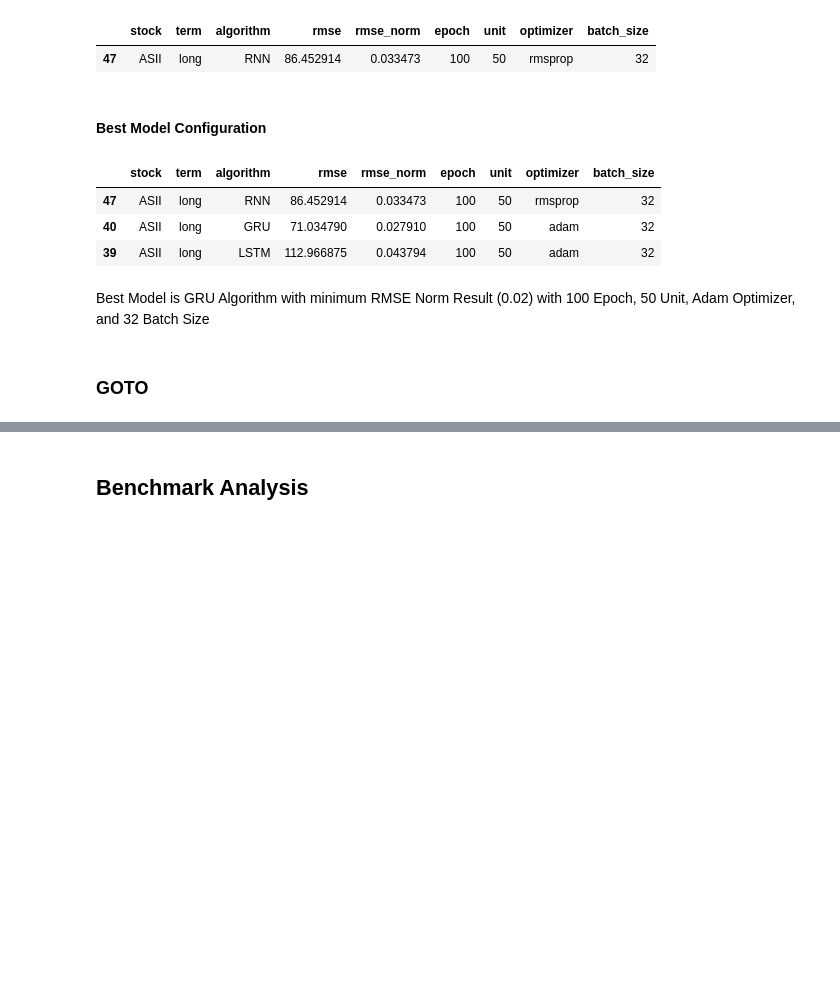
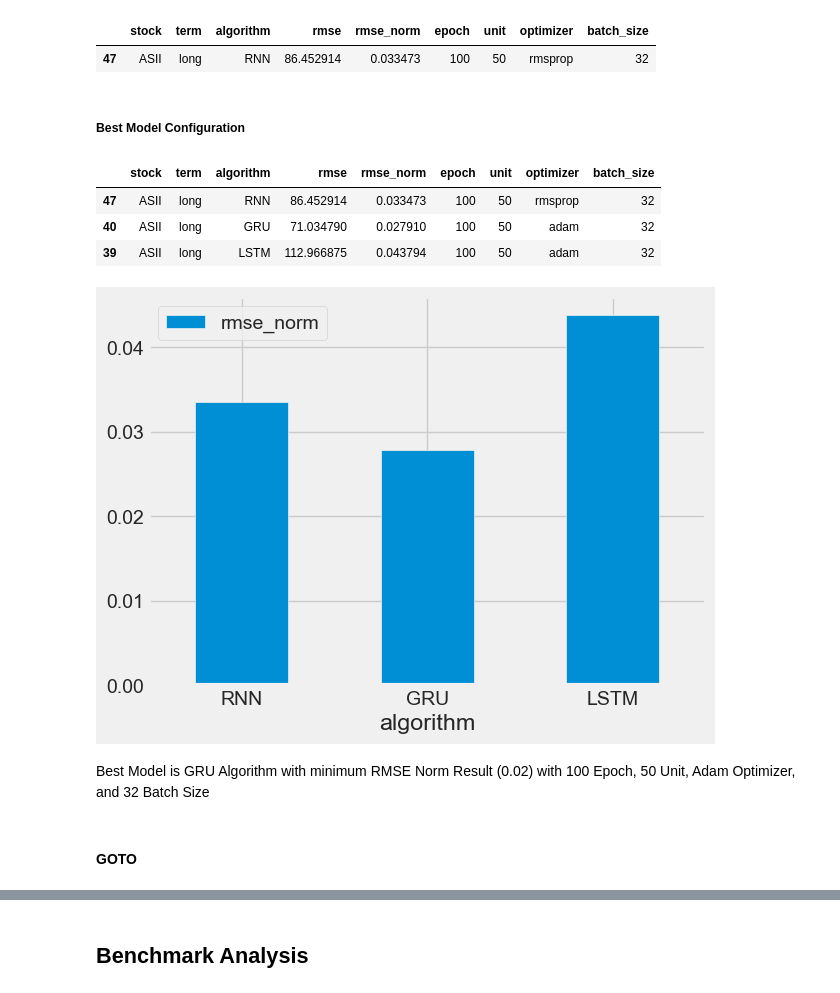
Before and after one commit to melikacandra/lstm_gru_rnn_price_predict, a Jupyter notebook: code_main/model_selector.ipynb, the cells around one changed output, grey strips where cells are left out. Cells and saved outputs as stored; diff of their text form; code cells hidden in the pictures; blank space fills up the shorter version.

```diff
--- a/code_main/model_selector.ipynb
+++ b/code_main/model_selector.ipynb
@@ -371,7 +378,7 @@ minimum_config_rnn_asii
 |  | stock | term | algorithm | rmse | rmse_norm | epoch | unit | optimizer | batch_size |
 | 47 | ASII | long | RNN | 86.452914 | 0.033473 | 100 | 50 | rmsprop | 32 |
 # %% [markdown]
-#### Best Model Configuration
+##### Best Model Configuration
 # %%
 data_tuning_long_asii = pd.concat([minimum_config_rnn_asii, minimum_config_gru_asii, minimum_config_lstm_asii])
 data_tuning_long_asii
@@ -380,7 +387,11 @@ data_tuning_long_asii
 | 47 | ASII | long | RNN | 86.452914 | 0.033473 | 100 | 50 | rmsprop | 32 |
 | 40 | ASII | long | GRU | 71.034790 | 0.027910 | 100 | 50 | adam | 32 |
 | 39 | ASII | long | LSTM | 112.966875 | 0.043794 | 100 | 50 | adam | 32 |
+# %%
+bar_asii_tuning_long = data_tuning_long_asii.plot.bar(x='algorithm', y=['rmse_norm'], rot=0)
+# %% [output]
+[figure, added]
 # %% [markdown]
 Best Model is GRU Algorithm with minimum RMSE Norm Result (0.02) with 100 Epoch, 50 Unit, Adam Optimizer, and 32 Batch Size
 # %% [markdown]
-### GOTO
+#### GOTO
```
Also changed, not shown: parts of 42 cells of this notebook, 10 other files.
